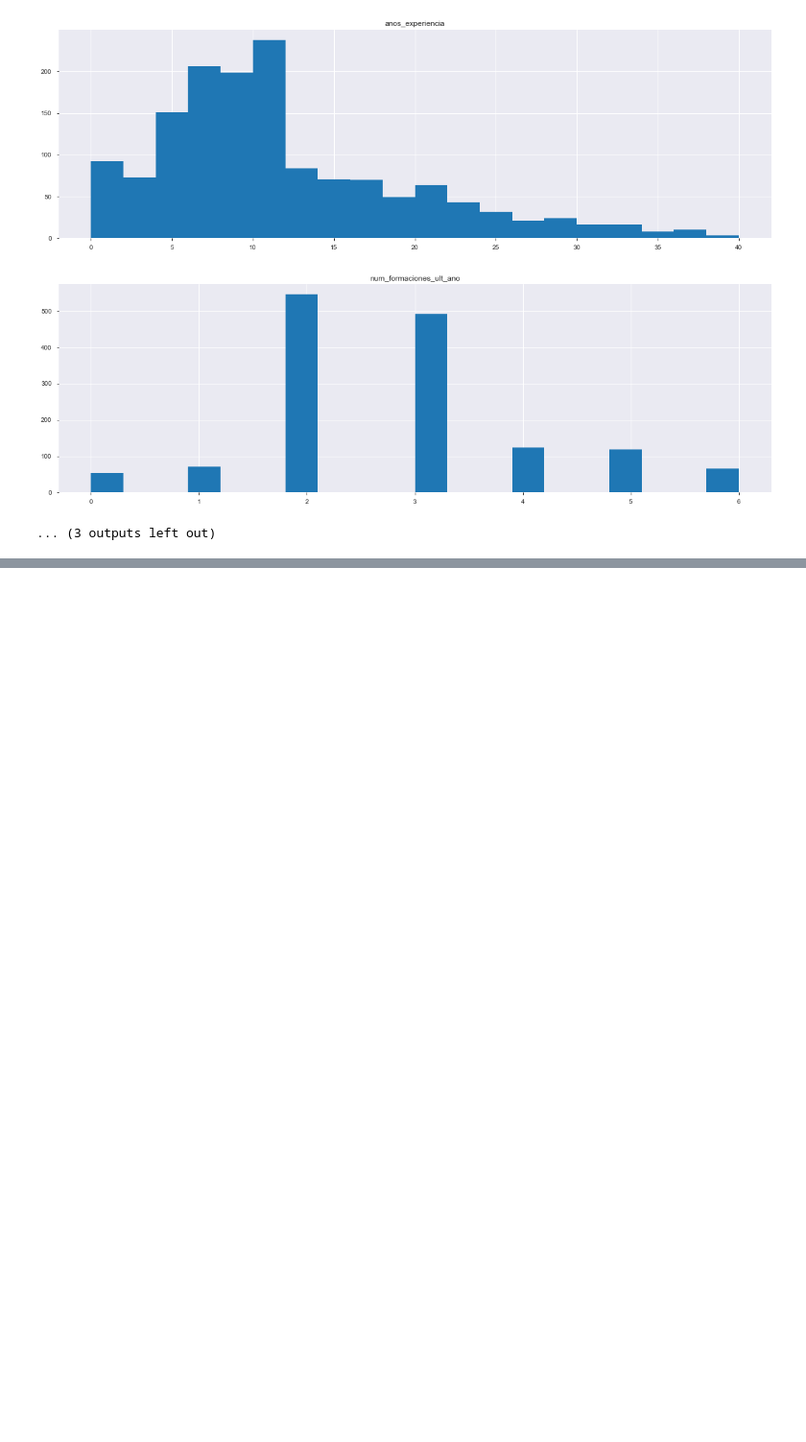
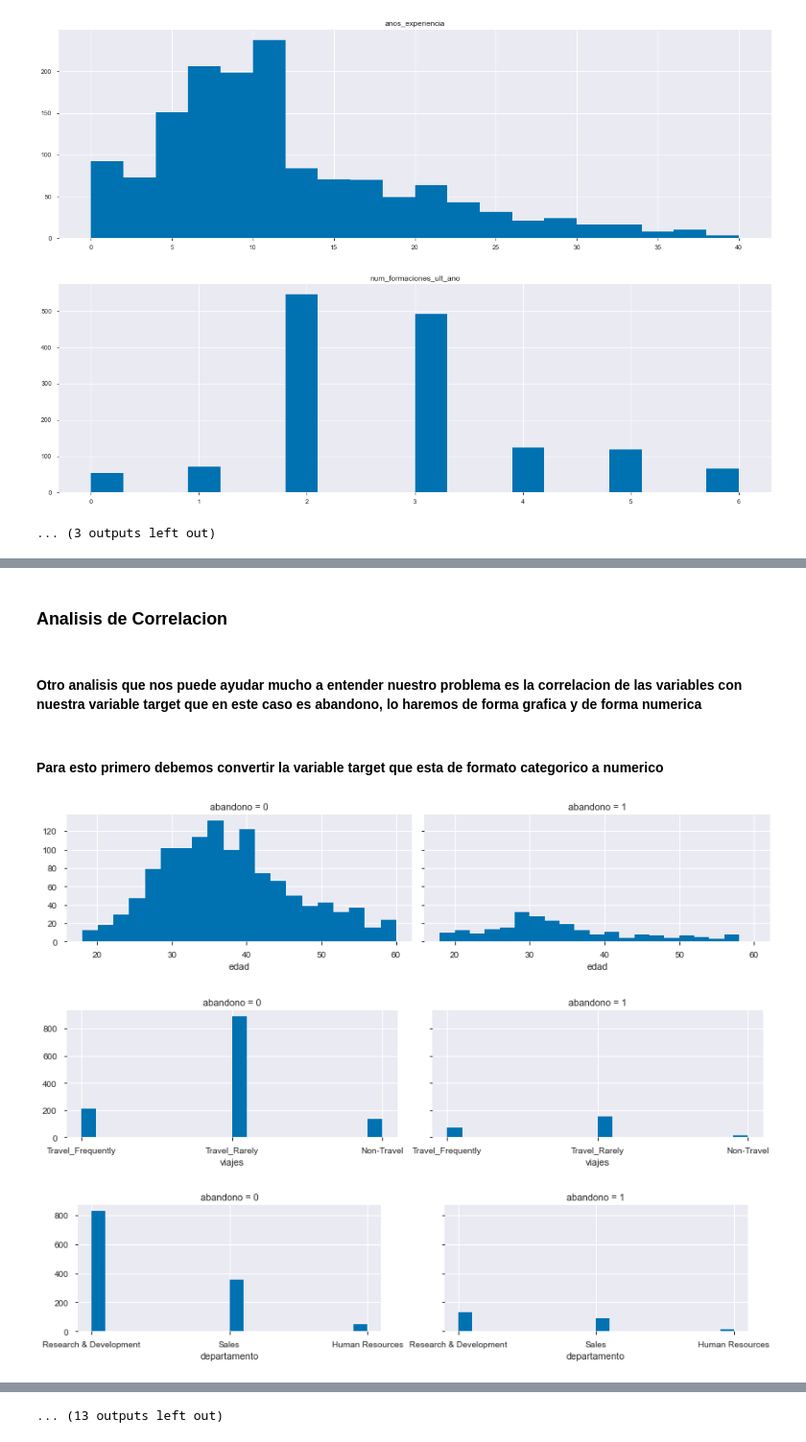
Before and after one commit to GuillermoEzquer/Python, a Jupyter notebook: python/Casos Completos/Abandono Empleados/Abandono Empleados.ipynb, the cells around one changed output, grey strips where cells are left out. Shown at 96% size. Saved outputs shown, nothing was run; the diff lists cells and outputs as text; code cells hidden in the pictures; blank space fills up the shorter version.

Commit message:
Caso abandono empleados terminado

```diff
--- a/python/Casos Completos/Abandono Empleados/Abandono Empleados.ipynb
+++ b/python/Casos Completos/Abandono Empleados/Abandono Empleados.ipynb
@@ -231,6 +233,8 @@ df.duplicated().count()
 1470
 # %% [markdown]
 #### Realizamos la grafica de frecuencia para cada una de las dimensiones
+# %%
+plt.style.use('seaborn-colorblind')
 # %%
 def graficos_frecuencia_categoricos(variables_categoricas):
     for variable in variables_categoricas:
@@ -313,0 +290,21 @@ dtype: int64
+# %% [markdown]
+### Analisis de Correlacion
+# %% [markdown]
+#### Otro analisis que nos puede ayudar mucho a entender nuestro problema es la correlacion de las variables con nuestra variable target que en este caso es abandono, lo haremos de forma grafica y de forma numerica
+# %% [markdown]
+#### Para esto primero debemos convertir la variable target que esta de formato categorico a numerico
+# %%
+ df['abandono'] = df['abandono'].map( {'Yes': 1, 'No': 0} ).astype(int)
+# %%
+def graficos_correlacion(variables,target):
+    for variable in variables:
+        if(variable!= target):
+            grid = sn.FacetGrid(df, col=target, aspect = 2)
+            grid.map(plt.hist, variable, bins=20)
+# %%
+target='abandono'
+graficos_correlacion(df,target)
+# %% [output]
+[figure, added]
+[figure, added]
+[figure, added]
@@ -313,0 +320 @@ dtype: int64
+... (13 outputs left out)
```
Also changed, not shown: parts of 98 cells of this notebook, 5 other files.
